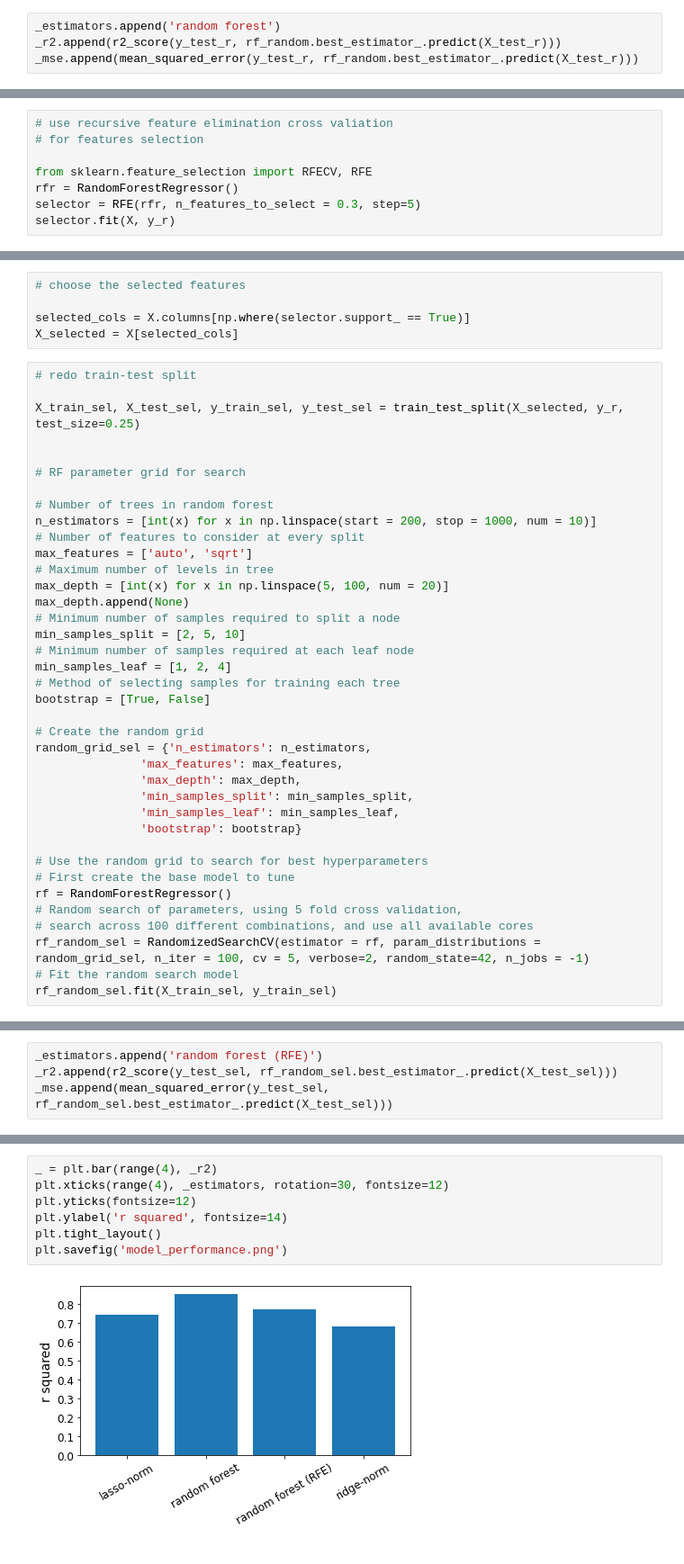
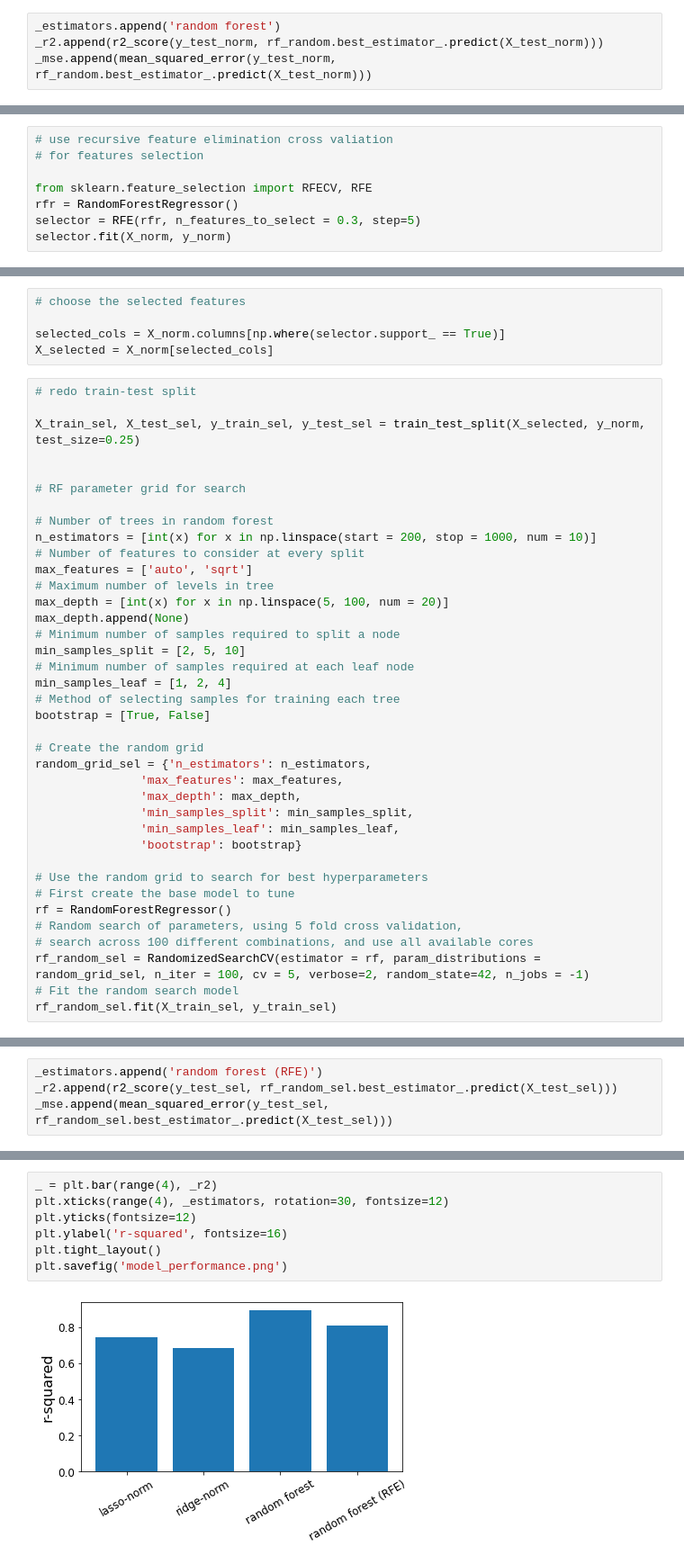
Before and after one commit to dreamdai/Coursera_Capstone, a Jupyter notebook: final_project.ipynb, the cells around one changed output, grey strips where cells are left out. Shown at 90% size. Cells and saved outputs as stored; diff of their text form.

```diff
--- a/final_project.ipynb
+++ b/final_project.ipynb
@@ -1546,8 +1562,8 @@ RandomizedSearchCV(cv=5, estimator=RandomForestRegressor(), n_iter=100,
                    random_state=42, verbose=2)
 # %%
 _estimators.append('random forest')
-_r2.append(r2_score(y_test_r, rf_random.best_estimator_.predict(X_test_r)))
-_mse.append(mean_squared_error(y_test_r, rf_random.best_estimator_.predict(X_test_r)))
+_r2.append(r2_score(y_test_norm, rf_random.best_estimator_.predict(X_test_norm)))
+_mse.append(mean_squared_error(y_test_norm, rf_random.best_estimator_.predict(X_test_norm)))
 # %%
 # plot feature importance
 rf_feature_importance_idx= np.argsort(rf_random.best_estimator_.feature_importances_)[-15:]
@@ -1567,18 +1583,18 @@ plt.savefig('random_forest.png')
 from sklearn.feature_selection import RFECV, RFE
 rfr = RandomForestRegressor()
 selector = RFE(rfr, n_features_to_select = 0.3, step=5)
-selector.fit(X, y_r)
+selector.fit(X_norm, y_norm)
 # %% [output]
 RFE(estimator=RandomForestRegressor(), n_features_to_select=0.3, step=5)
 # %%
 # choose the selected features
 
-selected_cols = X.columns[np.where(selector.support_ == True)]
-X_selected = X[selected_cols]
+selected_cols = X_norm.columns[np.where(selector.support_ == True)]
+X_selected = X_norm[selected_cols]
 # %%
 # redo train-test split
 
-X_train_sel, X_test_sel, y_train_sel, y_test_sel = train_test_split(X_selected, y_r, test_size=0.25)
+X_train_sel, X_test_sel, y_train_sel, y_test_sel = train_test_split(X_selected, y_norm, test_size=0.25)
 
 
 # RF parameter grid for search
@@ -1646,9 +1662,9 @@ plt.savefig('random_forest_rfe.png')
 # %%
 _ = plt.bar(range(4), _r2)
 plt.xticks(range(4), _estimators, rotation=30, fontsize=12)
 plt.yticks(fontsize=12)
-plt.ylabel('r squared', fontsize=14)
+plt.ylabel('r-squared', fontsize=16)
 plt.tight_layout()
 plt.savefig('model_performance.png')
 # %% [output]
-[figure, old version]
+[figure, new version]
```
Also changed, not shown: parts of 8 cells of this notebook.
